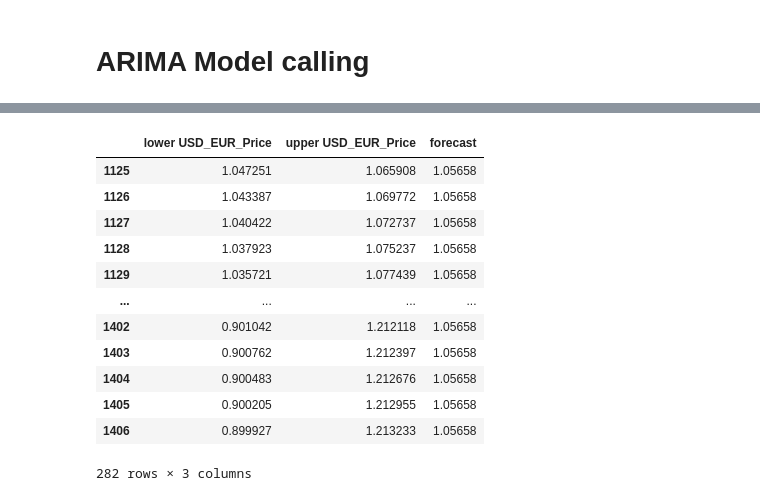
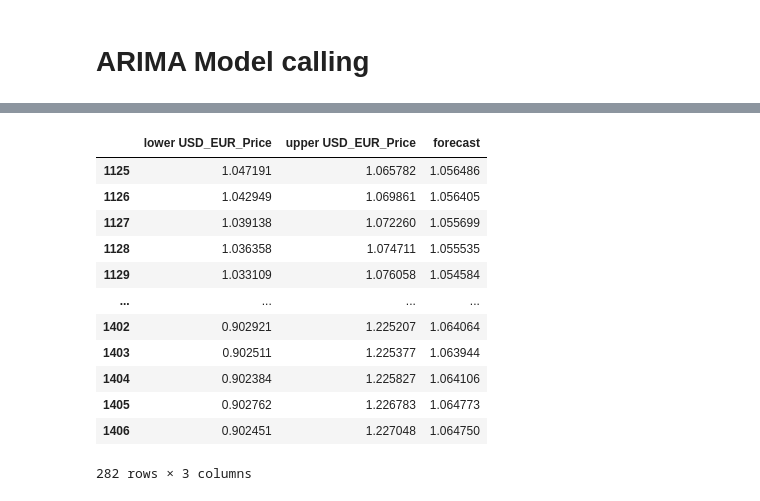
Before and after one commit to pravin-raut/MachineLearning, a Jupyter notebook: dissertation/01_Arima_Final.ipynb, the cells around one changed output, grey strips where cells are left out. Cells and saved outputs as stored; diff of their text form; code cells hidden in the pictures.

```diff
--- a/dissertation/01_Arima_Final.ipynb
+++ b/dissertation/01_Arima_Final.ipynb
@@ -189,7 +189,7 @@ print('p-value: %f' % result[1])
 ADF Statistic: -1.599664
 p-value: 0.483762
 # %%
-selected_data['USD_EUR_Price_diff'] = selected_data['USD_EUR_Price']-selected_data['USD_EUR_Price'].shift(1)
+selected_data['USD_EUR_Price_diff'] = selected_data['USD_EUR_Price'].diff(1)
 selected_data
 # %% [output]
 |  | USD_EUR_Price | Oil_Price | USD_EUR_Price_diff |
@@ -314,7 +314,7 @@ Warnings:
 from statsmodels.tsa.arima.model import ARIMA
 # %%
 
-model=ARIMA(train_data['USD_EUR_Price'],order=(0,1,0))
+model=ARIMA(train_data['USD_EUR_Price'],order=(1,1,1),exog=train_data['Oil_Price'])
 model_fit=model.fit()
 # %%
 model_fit.summary()
@@ -343,24 +346,24 @@ model_fit.plot_diagnostics()
 # %%
-forecast = model_fit.get_forecast(steps=len(test_data))
+forecast = model_fit.get_forecast(steps=len(test_data),exog=test_data['Oil_Price'])
 
 # Create a new dataframe to hold the forecast
 df_forecast = forecast.conf_int()
 
 # Create a new column for the forecasted values
 df_forecast['forecast'] = forecast.predicted_mean
 
 df_forecast
 # %% [output]
 |  | lower USD_EUR_Price | upper USD_EUR_Price | forecast |
-| 1125 | 1.047251 | 1.065908 | 1.05658 |
-| 1126 | 1.043387 | 1.069772 | 1.05658 |
-| 1127 | 1.040422 | 1.072737 | 1.05658 |
-| 1128 | 1.037923 | 1.075237 | 1.05658 |
-| 1129 | 1.035721 | 1.077439 | 1.05658 |
+| 1125 | 1.047191 | 1.065782 | 1.056486 |
+| 1126 | 1.042949 | 1.069861 | 1.056405 |
+| 1127 | 1.039138 | 1.072260 | 1.055699 |
+| 1128 | 1.036358 | 1.074711 | 1.055535 |
+| 1129 | 1.033109 | 1.076058 | 1.054584 |
 | ... | ... | ... | ... |
-| 1402 | 0.901042 | 1.212118 | 1.05658 |
-| 1403 | 0.900762 | 1.212397 | 1.05658 |
-| 1404 | 0.900483 | 1.212676 | 1.05658 |
-| 1405 | 0.900205 | 1.212955 | 1.05658 |
-| 1406 | 0.899927 | 1.213233 | 1.05658 |
+| 1402 | 0.902921 | 1.225207 | 1.064064 |
+| 1403 | 0.902511 | 1.225377 | 1.063944 |
+| 1404 | 0.902384 | 1.225827 | 1.064106 |
+| 1405 | 0.902762 | 1.226783 | 1.064773 |
+| 1406 | 0.902451 | 1.227048 | 1.064750 |
 282 rows × 3 columns
```
Also changed, not shown: parts of 9 cells of this notebook.
